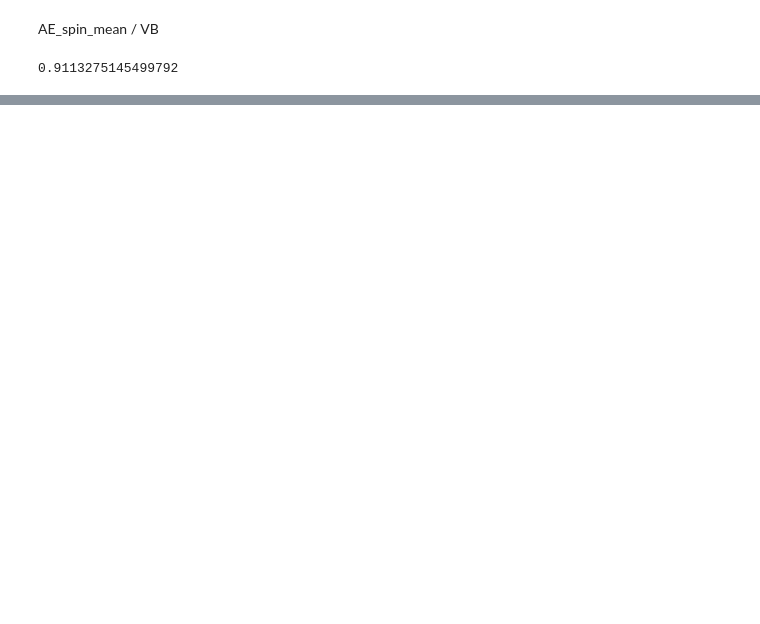
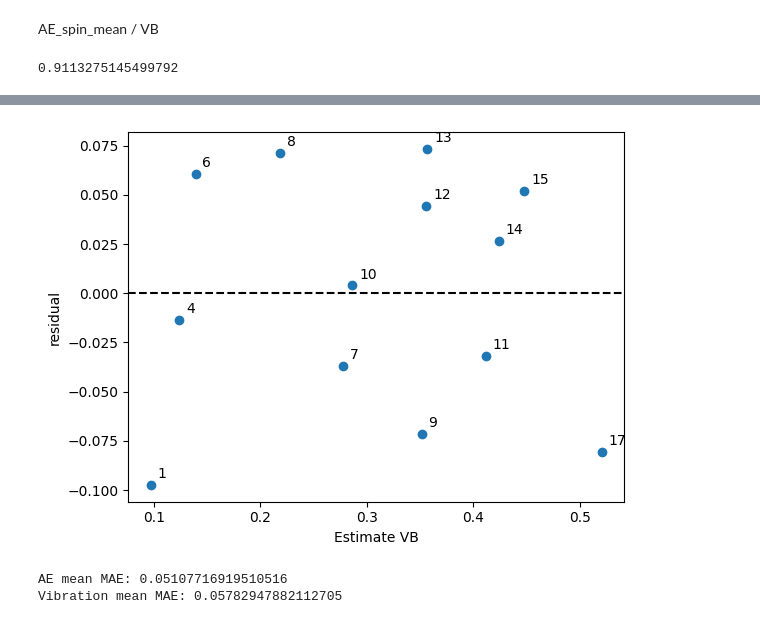
Before and after one commit to caisongjiang13-source/Nasa-milling-tool-wear, a Jupyter notebook: notebooks/Mill_phase_2_Fixed.ipynb, the cells around one changed output, grey strips where cells are left out. Drawn from its saved outputs; the diff is of its cells as text; code cells hidden in the pictures; blank space fills up the shorter version.

```diff
--- a/notebooks/Mill_phase_2_Fixed.ipynb
+++ b/notebooks/Mill_phase_2_Fixed.ipynb
@@ -474,8 +486,8 @@ print(pearcorr_meanAE_spin[0,1])
 features_AE_sp = pd.DataFrame({
     "record_number": number,
     "VB": VB_work,
-    "AE_mean": AE_spindle_cut_mean,
-    "AE_std": AE_spindle_cut_std
+    "AEs_mean": AE_spindle_cut_mean,
+    "AEs_std": AE_spindle_cut_std
 })
 
 display(features_AE_sp)
@@ -481,0 +509,4 @@ display(features_AE_sp)
+# %%
+a_AEs_mean = np.polyfit(features_AE_sp["AEs_mean"],features_AE_sp["VB"],1)[0]
+b_AEs_mean = np.polyfit(features_AE_sp["AEs_mean"],features_AE_sp["VB"],1)[1]
+print(a_AEs_mean,b_AEs_mean)
@@ -481,0 +515,5 @@ display(features_AE_sp)
+# %%
+VB_est_AEs_mean = a_AEs_mean * features_AE_sp["AEs_mean"] + b_AEs_mean
+print(VB_est_AEs_mean)
+residual_AEs_mean = features_AE_sp["VB"] - VB_est_AEs_mean
+print(residual_AEs_mean)
@@ -481,0 +538,16 @@ display(features_AE_sp)
+# %%
+plt.scatter(VB_est_AEs_mean, residual_AEs_mean)
+plt.axhline(0, color="black", linestyle="--")
+plt.ylabel("residual")
+plt.xlabel("Estimate VB")
+
+for n, x, y in zip(number, VB_est_AEs_mean, residual_AEs_mean):
+    plt.annotate(
+        str(n),
+        xy=(x, y),
+        xytext=(5, 5),
+        textcoords="offset points"
+    )
+plt.show()
+# %% [output]
+[figure, added]
@@ -481,0 +558,9 @@ display(features_AE_sp)
+# %%
+MAE_AEs_mean = np.mean(np.abs(residual_AEs_mean))
+MAE_vibs_mean = np.mean(np.abs(VB_residual_vibs_mean))
+
+print("AE mean MAE:", MAE_AEs_mean)
+print("Vibration mean MAE:", MAE_vibs_mean)
+# %% [output]
+AE mean MAE: 0.05107716919510516
+Vibration mean MAE: 0.05782947882112705
```
Also changed, not shown: parts of 14 cells of this notebook.
